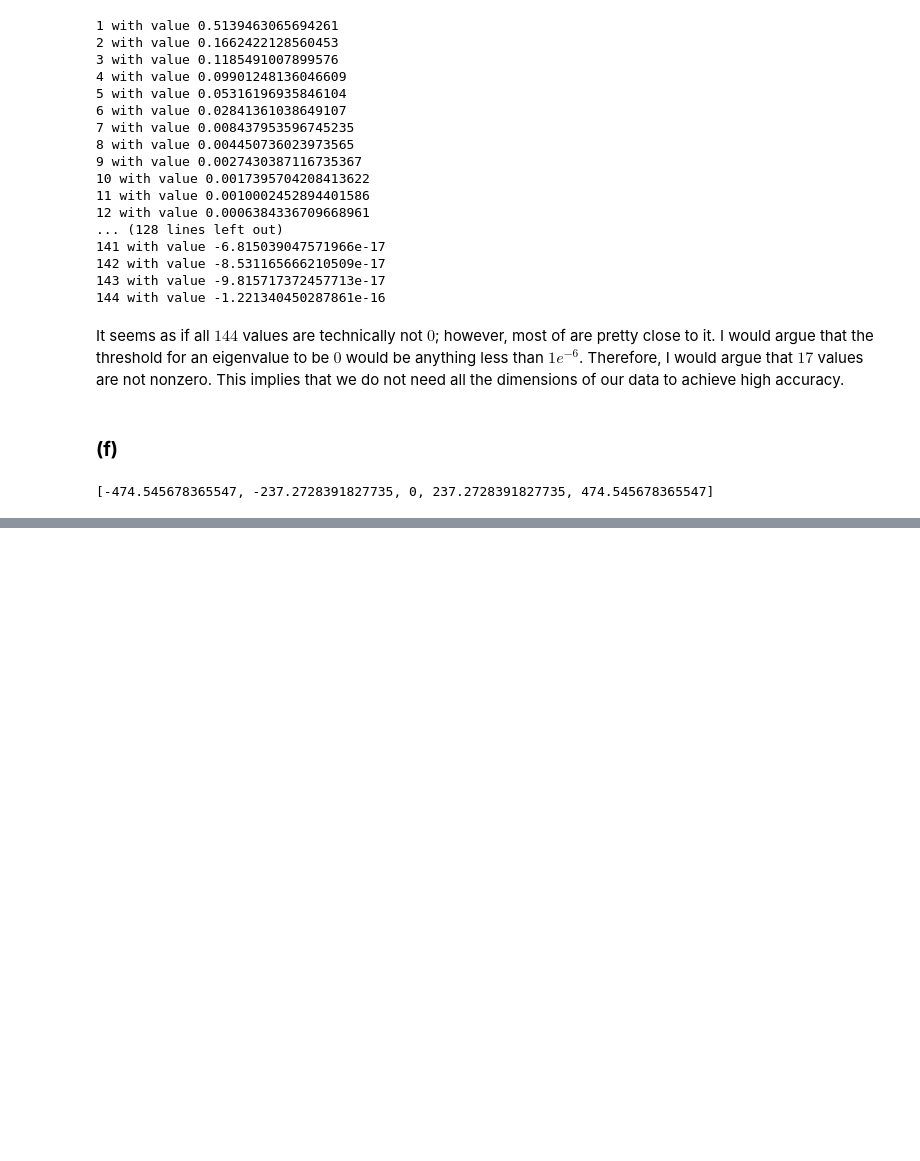
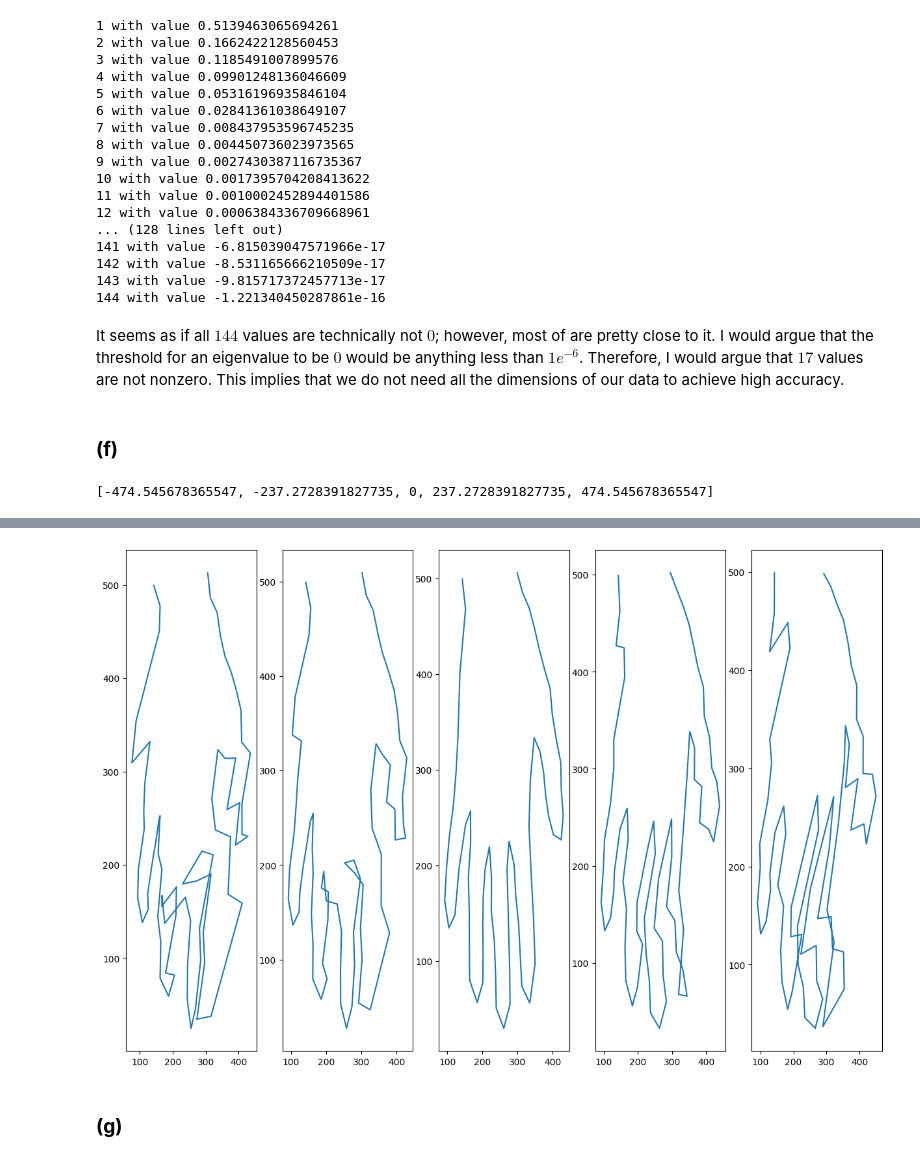
Before and after one commit to Tazering/UVA-CS, a Jupyter notebook: CS-3501_Zhang/PS4/PS4/tkj9ep_PS4.ipynb, the cells around one changed output, grey strips where cells are left out. Drawn from its saved outputs; the diff is of its cells as text; code cells hidden in the pictures; blank space fills up the shorter version.

```diff
--- a/CS-3501_Zhang/PS4/PS4/tkj9ep_PS4.ipynb
+++ b/CS-3501_Zhang/PS4/PS4/tkj9ep_PS4.ipynb
@@ -287,0 +340,6 @@ def plot_sequence(pc_list, eigenvectors, mean):
+# %%
+plot_sequences(s_list_3, eigenvectors[-3], mean) # plot sequences for the third pc
+# %% [output]
+[figure, added]
+# %% [markdown]
+### **(g)**
```
Also changed, not shown: parts of 8 cells of this notebook, 2 other files.
